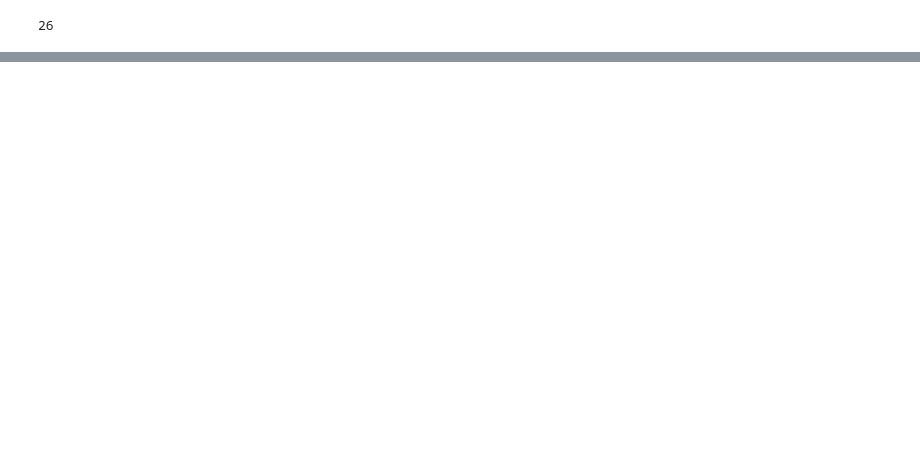
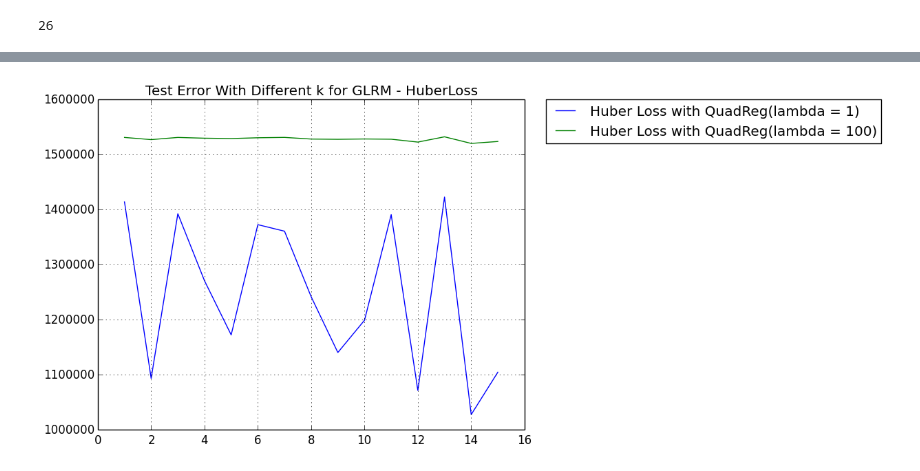
Before and after one commit to rainy0niu/Predicting-Crimes-in-Philadelphia, a Jupyter notebook: project_code/GLRM Explore.ipynb, the cells around one changed output, grey strips where cells are left out. Cells and saved outputs as stored; diff of their text form; code cells hidden in the pictures; blank space fills up the shorter version.

```diff
--- a/project_code/GLRM Explore.ipynb
+++ b/project_code/GLRM Explore.ipynb
@@ -213,0 +354,10 @@ Iteration 70: objective value = 1591.268938701008
+# %%
+#PyPlot.plot(1:15,testsetErr[:,1],label = "Quad Loss with QuadReg(lambda = 1)");
+#PyPlot.plot(1:15,testsetErr[:,2],label = "Quad Loss with QuadReg(lambda = 1000)");
+PyPlot.plot(1:15,testsetErr[:,3],label = "Huber Loss with QuadReg(lambda = 1)");
+PyPlot.plot(1:15,testsetErr[:,4],label = "Huber Loss with QuadReg(lambda = 100)");
+PyPlot.legend(bbox_to_anchor=(1.05, 1), loc=2, borderaxespad=0.)
+PyPlot.grid("on")
+PyPlot.title("Test Error With Different k for GLRM - HuberLoss");
+# %% [output]
+[figure, added]
```
Also changed, not shown: parts of 66 cells of this notebook, 5 other files.
